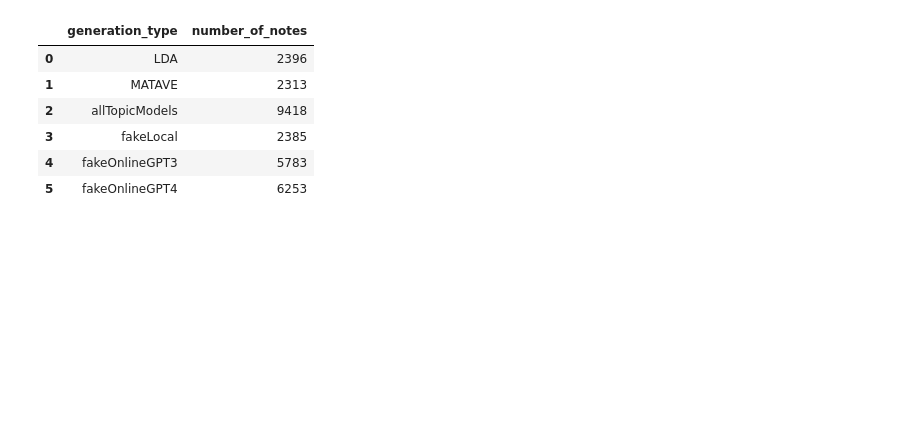
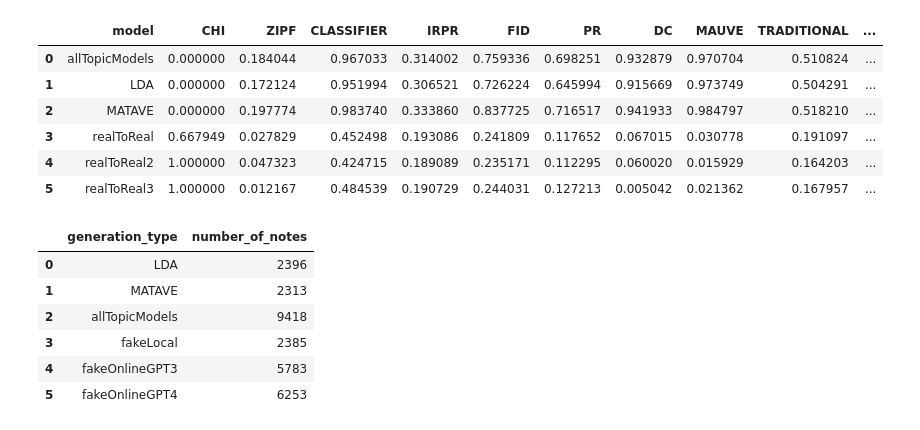
Before and after one commit to isabel-ronan/localSyntheticData, a Jupyter notebook: comparing_all.ipynb, the cells around one changed output. Cells and saved outputs as stored; diff of their text form; code cells hidden in the pictures; blank space fills up the shorter version.

```diff
--- a/comparing_all.ipynb
+++ b/comparing_all.ipynb
@@ -13,6 +13,16 @@ human_results_localraw = pd.DataFrame({
     "F1 Score": [0.8378, 0.6898] ,
     "Cohen's Kappa": [0.6331, 0.2674]
 })
+# %%
+metric_results_kwtest
+# %% [output]
+|  | model | CHI | ZIPF | CLASSIFIER | IRPR | FID | PR | DC | MAUVE | TRADITIONAL | ... |
+| 0 | allTopicModels | 0.000000 | 0.184044 | 0.967033 | 0.314002 | 0.759336 | 0.698251 | 0.932879 | 0.970704 | 0.510824 | ... |
+| 1 | LDA | 0.000000 | 0.172124 | 0.951994 | 0.306521 | 0.726224 | 0.645994 | 0.915669 | 0.973749 | 0.504291 | ... |
+| 2 | MATAVE | 0.000000 | 0.197774 | 0.983740 | 0.333860 | 0.837725 | 0.716517 | 0.941933 | 0.984797 | 0.518210 | ... |
+| 3 | realToReal | 0.667949 | 0.027829 | 0.452498 | 0.193086 | 0.241809 | 0.117652 | 0.067015 | 0.030778 | 0.191097 | ... |
+| 4 | realToReal2 | 1.000000 | 0.047323 | 0.424715 | 0.189089 | 0.235171 | 0.112295 | 0.060020 | 0.015929 | 0.164203 | ... |
+| 5 | realToReal3 | 1.000000 | 0.012167 | 0.484539 | 0.190729 | 0.244031 | 0.127213 | 0.005042 | 0.021362 | 0.167957 | ... |
 # %%
 # make individual metric datasets
 individual_metrics_kwtest = pd.read_csv('./keyWordLdaMataveTest/outputScores/evaluated_scaled_results.csv')
```
Also changed, not shown: parts of 3 cells of this notebook, 3 other files.
